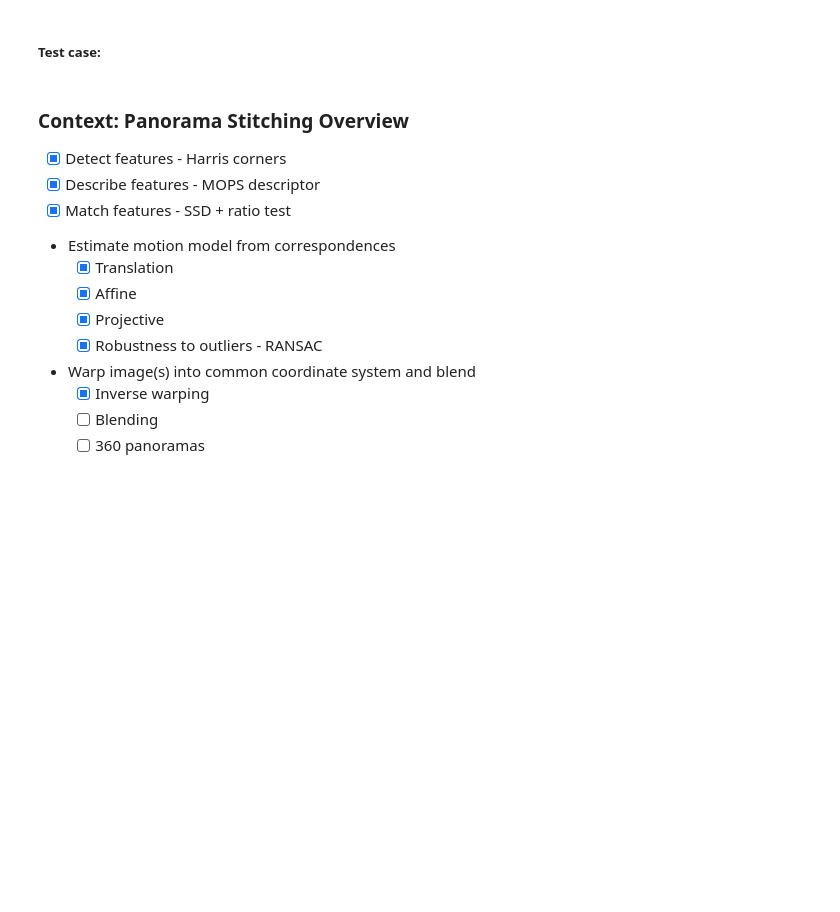
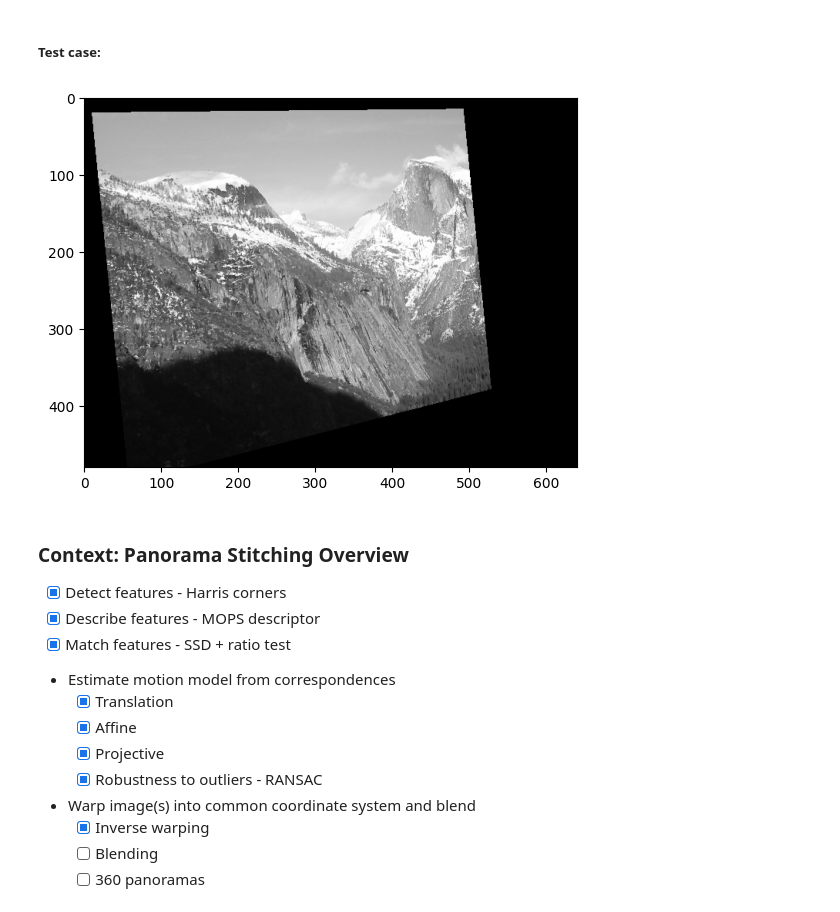
Before and after one commit to csci476-24w/476-lectures, a Jupyter notebook: notebooks/L10_476.ipynb, the cells around one changed output. Saved outputs shown, nothing was run; the diff lists cells and outputs as text; code cells hidden in the pictures; blank space fills up the shorter version.

```diff
--- a/notebooks/L10_476.ipynb
+++ b/notebooks/L10_476.ipynb
@@ -154,11 +152,13 @@ y1 = skim.color.rgb2gray(y1)
 # %%
 h, w = y1.shape
 
 tx = np.eye(3)
 tx[:2,2] = [10, 20] # translation only
-# tx[0,1] = 0.1 # add a shear
-# tx[2,0] = 0.0005 # add a perspective warp
+tx[0,1] = 0.1 # add a shear
+tx[2,0] = 0.0005 # add a perspective warp
 util.imshow_gray(geometry.warp(y1, tx))
+# %% [output]
+[figure, added]
 # %% [markdown]
 ### Context: Panorama Stitching Overview
 
```
Also changed, not shown: parts of 5 cells of this notebook, 3 other files.
